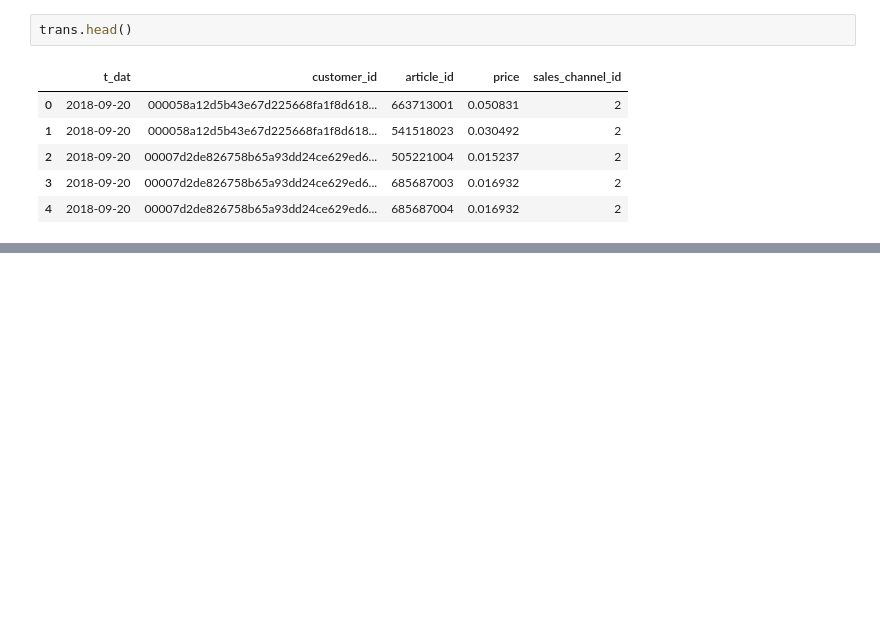
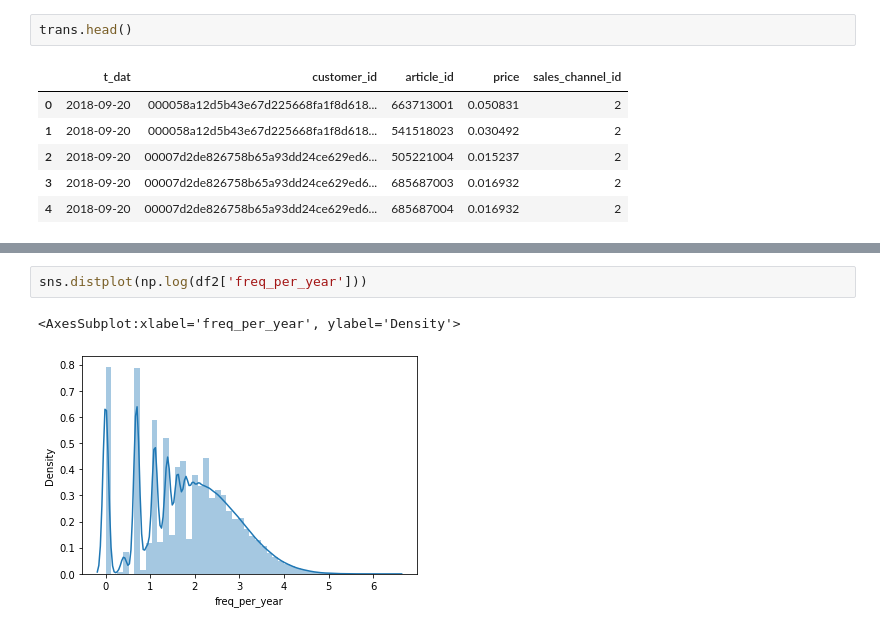
Before and after one commit to dljw/kaggle, a Jupyter notebook: h-m-eda.ipynb, the cells around one changed output, grey strips where cells are left out. Saved outputs shown, nothing was run; the diff lists cells and outputs as text; blank space fills up the shorter version.

```diff
--- a/h-m-eda.ipynb
+++ b/h-m-eda.ipynb
@@ -131,0 +220,5 @@ Name: year, dtype: int64
+# %%
+sns.distplot(np.log(df2['freq_per_year']))
+# %% [output]
+<AxesSubplot:xlabel='freq_per_year', ylabel='Density'>
+[figure, added]
```
Also changed, not shown: parts of 25 cells of this notebook, 1 other file.
